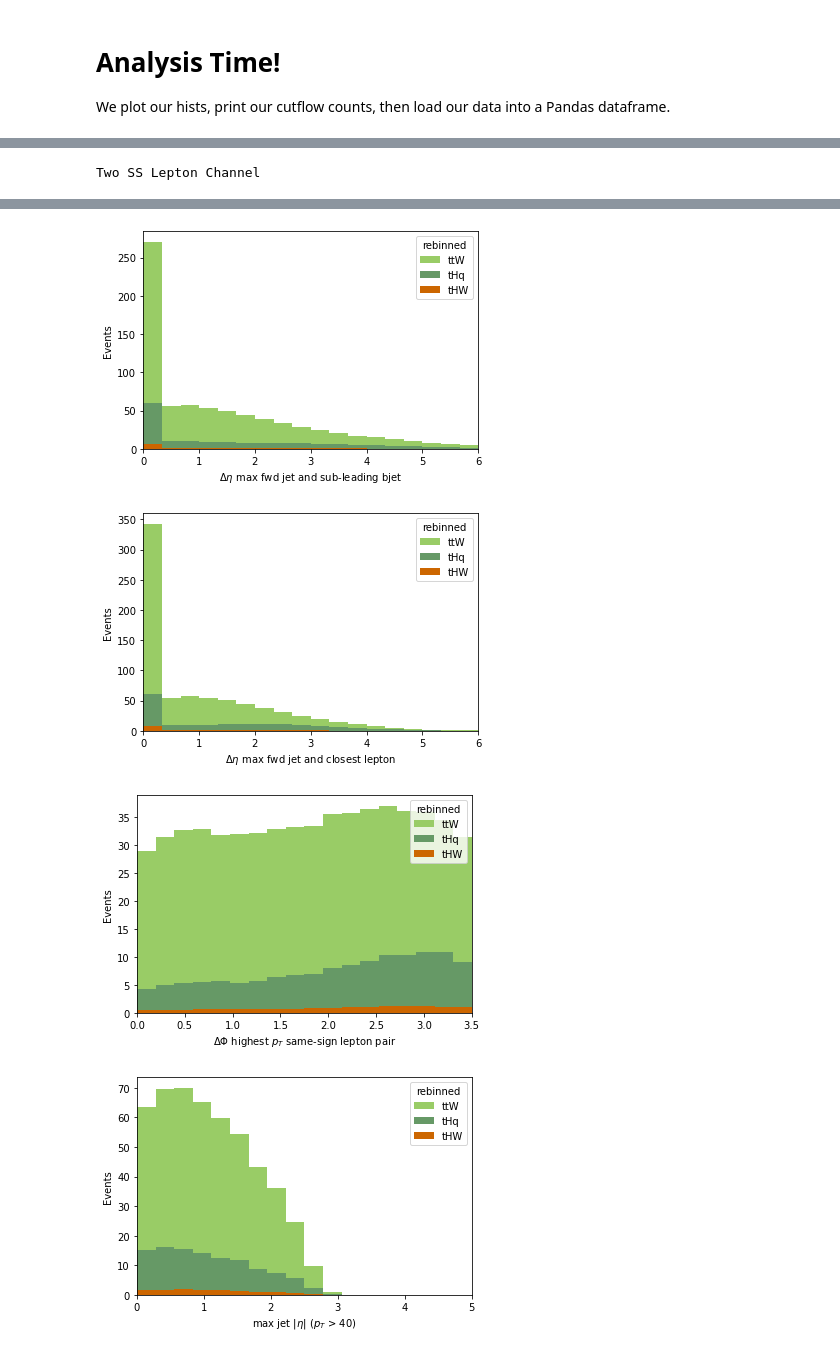
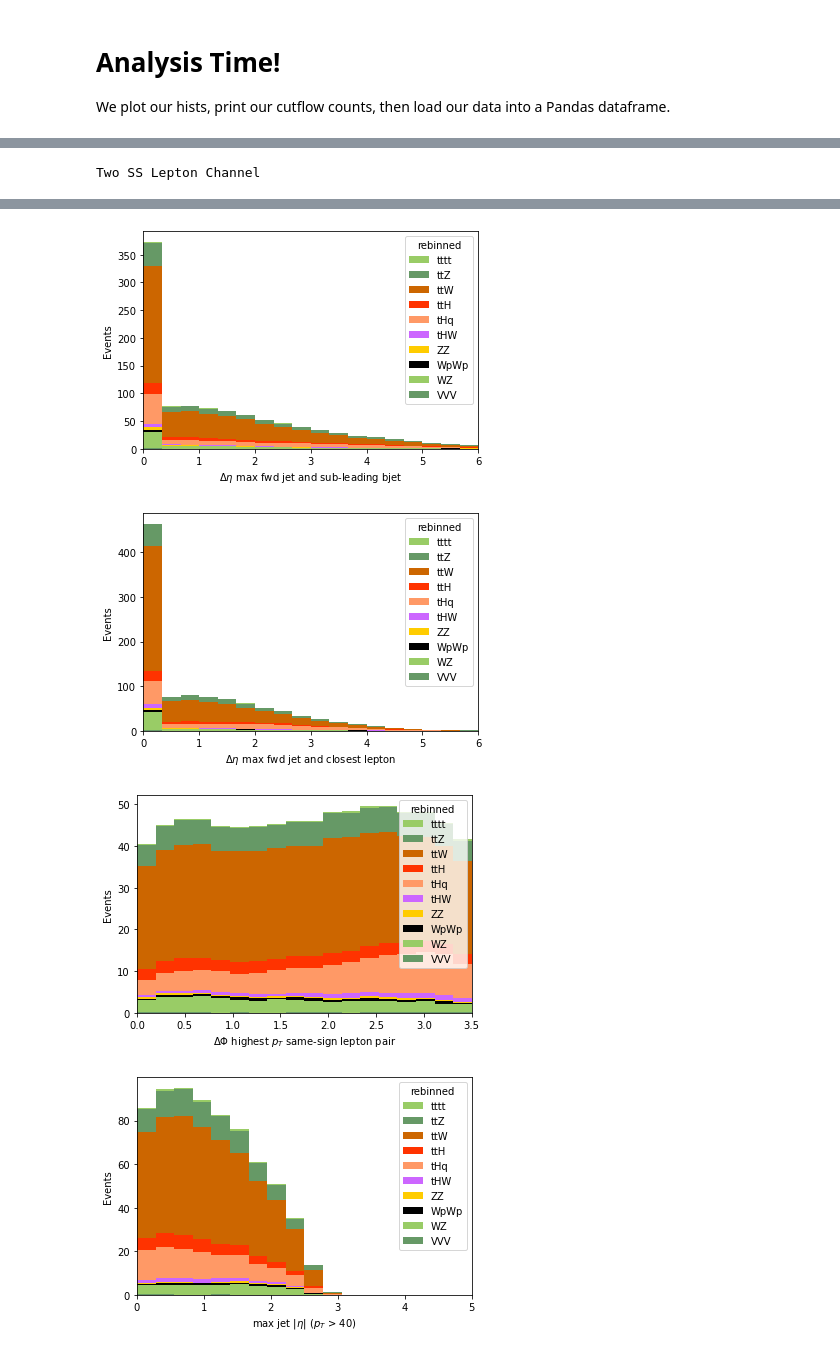
Before and after one commit to mat-adamec/tHq_analysis, a Jupyter notebook: analysis-casa-xgboost.ipynb, the cells around one changed output, grey strips where cells are left out. Drawn from its saved outputs; the diff is of its cells as text; code cells hidden in the pictures.

```diff
--- a/analysis-casa-xgboost.ipynb
+++ b/analysis-casa-xgboost.ipynb
@@ -496,13 +496,13 @@ class SignalProcessor(processor.ProcessorABC):
             accumulator['hists'][key] = accumulator['hists'][key].group('dataset', rebinned, {'tHq': ['tHq'],
                                                                            'tHW': ['tHW'],
                                                                            'ttW': ['ttW', 'ttWJets'],
-#                                                                                'ttZ': ['ttZ', 'ttZJets'],
-#                                                                                'ttH': ['ttH'],
-#                                                                                'WZ': ['WZ'],
-#                                                                                'ZZ': ['ZZ'],
-#                                                                                'VVV': ['ZZZ', 'WWZ', 'WZZ'],
-#                                                                                'tttt': ['tttt'],
-#                                                                                'WpWp': ['WpWp'],
+                                                                           'ttZ': ['ttZ', 'ttZJets'],
+                                                                           'ttH': ['ttH'],
+                                                                           'WZ': ['WZ'],
+                                                                           'ZZ': ['ZZ'],
+                                                                           'VVV': ['ZZZ', 'WWZ', 'WZZ'],
+                                                                           'tttt': ['tttt'],
+                                                                           'WpWp': ['WpWp'],
                                                                           })
         return accumulator
 # %% [markdown]
@@ -510,17 +510,18 @@ The below block of code runs our processor on the Dask-based CoffeaCasaCluster()
 # %%
 from dask.distributed import Client
 from coffea_casa import CoffeaCasaCluster
+import time
 
-cluster = CoffeaCasaCluster()
-cluster.adapt(minimum=16, maximum=64)
-client = Client(cluster)
+client = Client("tls://matousadamec-40gmail-2ecom.dask.coffea.casa:8786")
 
+tic = time.time()
 output = processor.run_uproot_job(fileset=fileset,
                        treename="Events",
                        processor_instance=SignalProcessor(),
                        executor=processor.dask_executor,
-                       executor_args={'client': client, 'nano': True},
+                       executor_args={'client': client, 'nano': True, 'savemetrics': 1},
                        chunksize=250000)
+toc = time.time()
 
 # output = processor.run_uproot_job(fileset=fileset,
 #                         treename="Events",
@@ -573,10 +568,10 @@ fill_opts = None
 overlay = 'rebinned'
 # %%
 print('Three Lepton Channel')
-for key in output['hists'].keys():
+for key in output[0]['hists'].keys():
     if key.startswith('lll_'):
         fig, ax = plt.subplots(1)
         ax.set_prop_cycle(cycler(color=colors))
-        hist.plot1d(output['hists'][key], overlay=overlay, stack=stack, ax=ax, clear=clear, fill_opts=fill_opts)
+        hist.plot1d(output[0]['hists'][key], overlay=overlay, stack=stack, ax=ax, clear=clear, fill_opts=fill_opts)
 # %% [output]
 Three Lepton Channel
@@ -593,9 +588,9 @@ Three Lepton Channel
 # %%
 print('Two SS Lepton Channel')
-for key in output['hists'].keys():
+for key in output[0]['hists'].keys():
     if key.startswith('ll_'):
         fig, ax = plt.subplots(1)
         ax.set_prop_cycle(cycler(color=colors))
-        hist.plot1d(output['hists'][key], overlay=overlay, stack=stack, ax=ax, clear=clear, fill_opts=fill_opts)
+        hist.plot1d(output[0]['hists'][key], overlay=overlay, stack=stack, ax=ax, clear=clear, fill_opts=fill_opts)
 # %% [output]
 Two SS Lepton Channel
@@ -604,4 +599,4 @@ Two SS Lepton Channel
-[figure, old version]
+[figure, new version]
-[figure, old version]
+[figure, new version]
-[figure, old version]
+[figure, new version]
-[figure, old version]
+[figure, new version]
```
Also changed, not shown: parts of 12 cells of this notebook.
